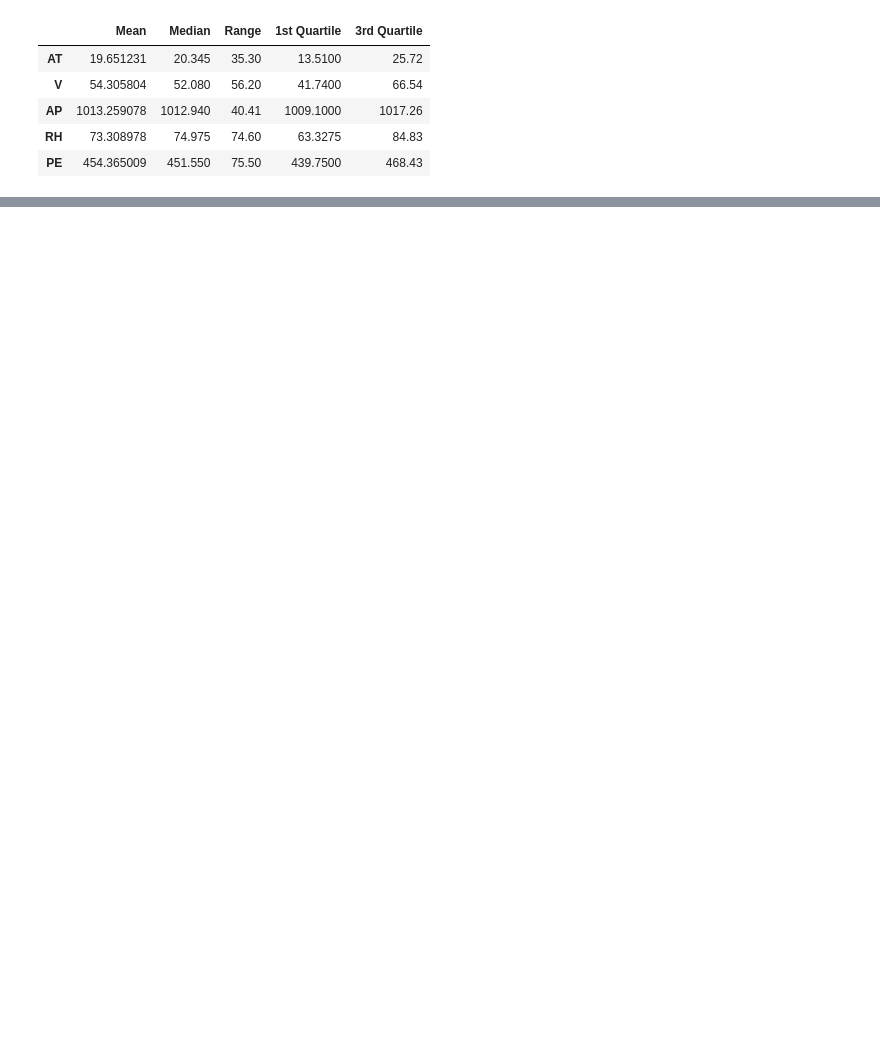
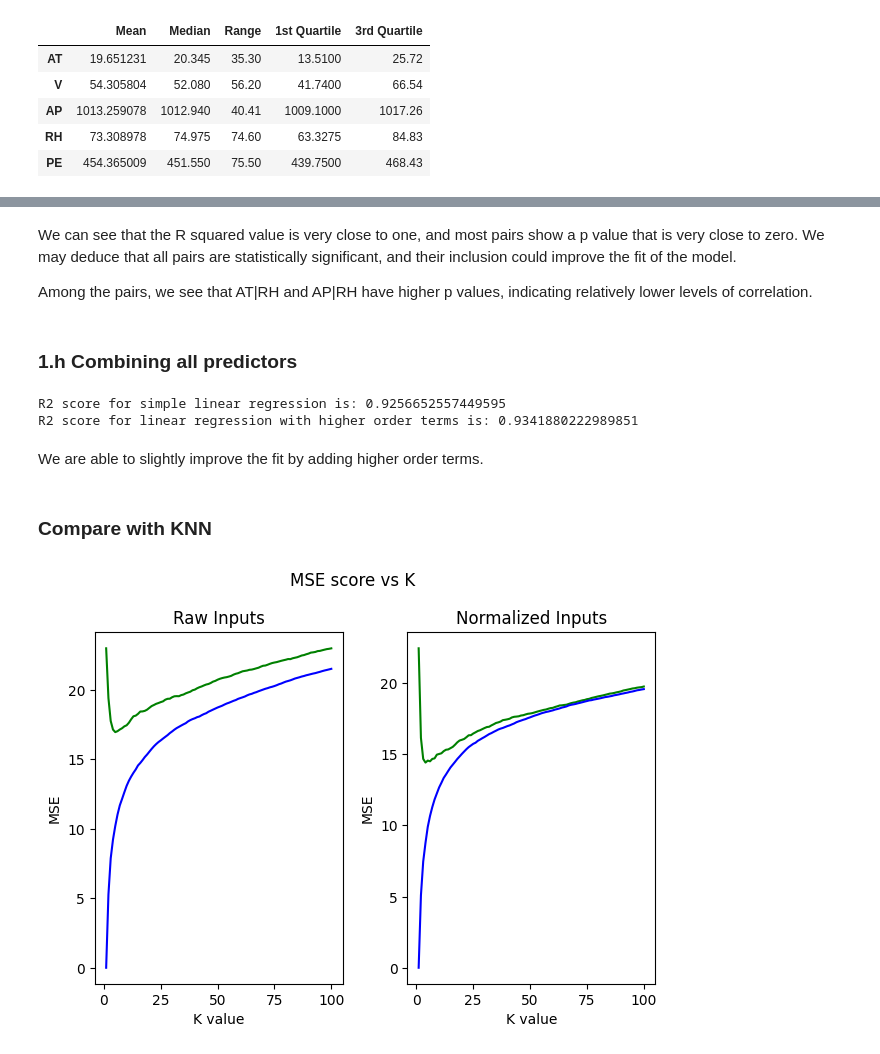
Before and after one commit to suryanarayanan21/DSCI552-Assignments, a Jupyter notebook: notebook/Ananthakrishnan_Suryanarayanan_HW2.ipynb, the cells around one changed output, grey strips where cells are left out. Saved outputs shown, nothing was run; the diff lists cells and outputs as text; code cells hidden in the pictures; blank space fills up the shorter version.

```diff
--- a/notebook/Ananthakrishnan_Suryanarayanan_HW2.ipynb
+++ b/notebook/Ananthakrishnan_Suryanarayanan_HW2.ipynb
@@ -92,0 +253,51 @@ ValueError: Expected a 2-dimensional container but got <class 'pandas.core.serie
+# %% [markdown]
+We can see that the R squared value is very close to one, and most pairs show a p value that is very close to zero. We may deduce that all pairs are statistically significant, and their inclusion could improve the fit of the model.
+
+Among the pairs, we see that AT|RH and AP|RH have higher p values, indicating relatively lower levels of correlation.
+# %% [markdown]
+### 1.h Combining all predictors
+# %%
+X_train, X_test, y_train, y_test = train_test_split(data.drop(columns='PE'), data['PE'], test_size=0.3)
+
+# Create simple linear regression model
+
+simple_model = sm.OLS(y_train, sm.add_constant(X_train)).fit()
+simple_predictions = simple_model.predict(sm.add_constant(X_test))
+
+print(f"R2 score for simple linear regression is: {r2_score(y_test, simple_predictions)}")
+
+# Prepare data with higher order terms
+
+X_train['AT2'] = X_train['AT']**2
+X_train['AP2'] = X_train['AP']**2
+X_train['V2'] = X_train['V']**2
+X_train['RH2'] = X_train['RH']**2
+X_train['AT:AP'] = X_train['AT']*X_train['AP']
+X_train['AT:V'] = X_train['AT']*X_train['V']
+X_train['AT:RH'] = X_train['AT']*X_train['RH']
+X_train['AP:V'] = X_train['AP']*X_train['V']
+X_train['AP:RH'] = X_train['AP']*X_train['RH']
+X_train['V:RH'] = X_train['V']*X_train['RH']
+
+X_test['AT2'] = X_test['AT']**2
+X_test['AP2'] = X_test['AP']**2
+X_test['V2'] = X_test['V']**2
+X_test['RH2'] = X_test['RH']**2
+X_test['AT:AP'] = X_test['AT']*X_test['AP']
+X_test['AT:V'] = X_test['AT']*X_test['V']
+X_test['AT:RH'] = X_test['AT']*X_test['RH']
+X_test['AP:V'] = X_test['AP']*X_test['V']
+X_test['AP:RH'] = X_test['AP']*X_test['RH']
+X_test['V:RH'] = X_test['V']*X_test['RH']
+
+complex_model = sm.OLS(y_train, sm.add_constant(X_train)).fit()
+complex_predictions = complex_model.predict(sm.add_constant(X_test))
+
+print(f"R2 score for linear regression with higher order terms is: {r2_score(y_test, complex_predictions)}")
+# %% [output]
+R2 score for simple linear regression is: 0.9256652557449595
+R2 score for linear regression with higher order terms is: 0.9341880222989851
+# %% [markdown]
+We are able to slightly improve the fit by adding higher order terms.
+# %% [markdown]
+### Compare with KNN
@@ -92,0 +347,27 @@ ValueError: Expected a 2-dimensional container but got <class 'pandas.core.serie
+# %%
+raw_test_vs_k = [x for x in raw_results[1]]
+raw_train_vs_k = [x for x in raw_results[2]]
+normalized_test_vs_k = [x for x in normalized_results[1]]
+normalized_train_vs_k = [x for x in normalized_results[2]]
+k_range = [x for x in range(1,101)]
+
+overall_figure, axes = plot.subplots(1,2)
+
+overall_figure.suptitle("MSE score vs K")
+
+axes[0].plot(k_range, raw_test_vs_k, c='g')
+axes[0].plot(k_range, raw_train_vs_k, c='b')
+axes[0].set_title("Raw Inputs")
+axes[0].set_xlabel("K value")
+axes[0].set_ylabel("MSE")
+
+axes[1].plot(k_range, normalized_test_vs_k, c='g')
+axes[1].plot(k_range, normalized_train_vs_k, c='b')
+axes[1].set_title("Normalized Inputs")
+axes[1].set_xlabel("K value")
+axes[1].set_ylabel("MSE")
+
+overall_figure.tight_layout()
+overall_figure.show()
+# %% [output]
+[figure, added]
```
Also changed, not shown: parts of 27 cells of this notebook.
